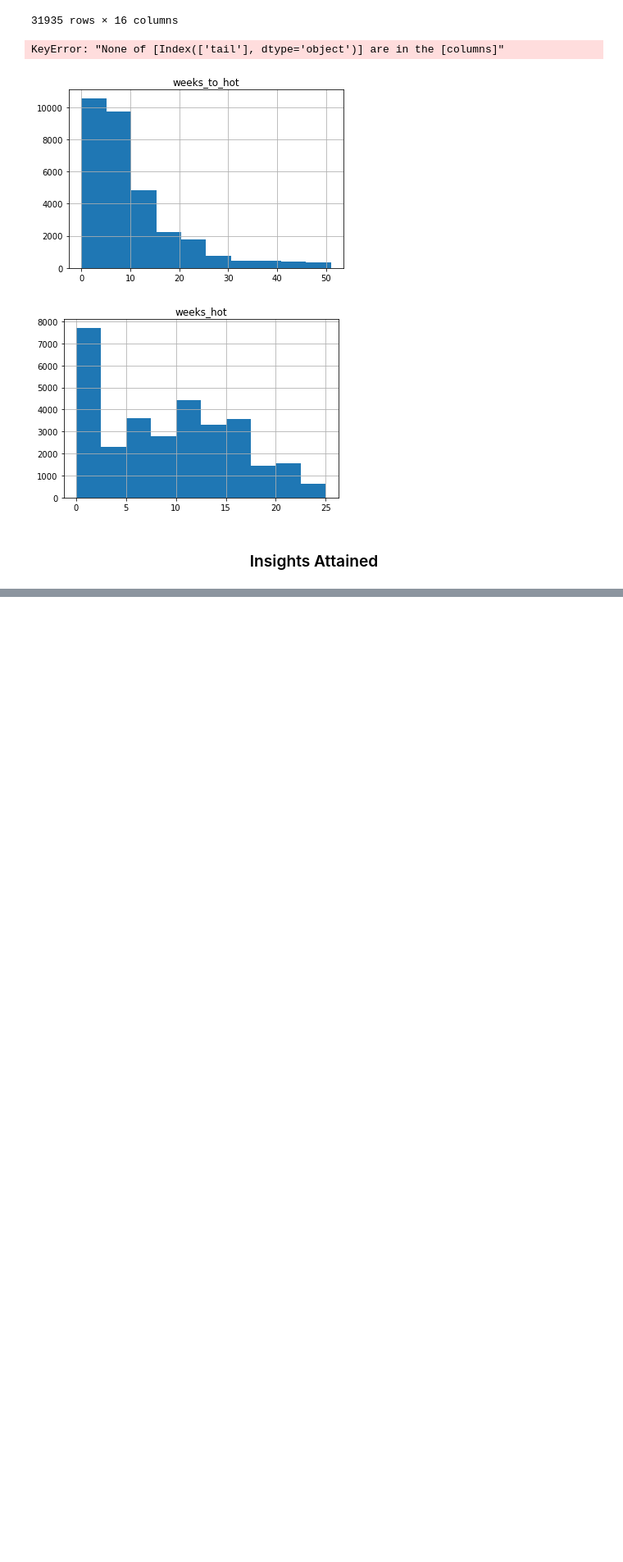
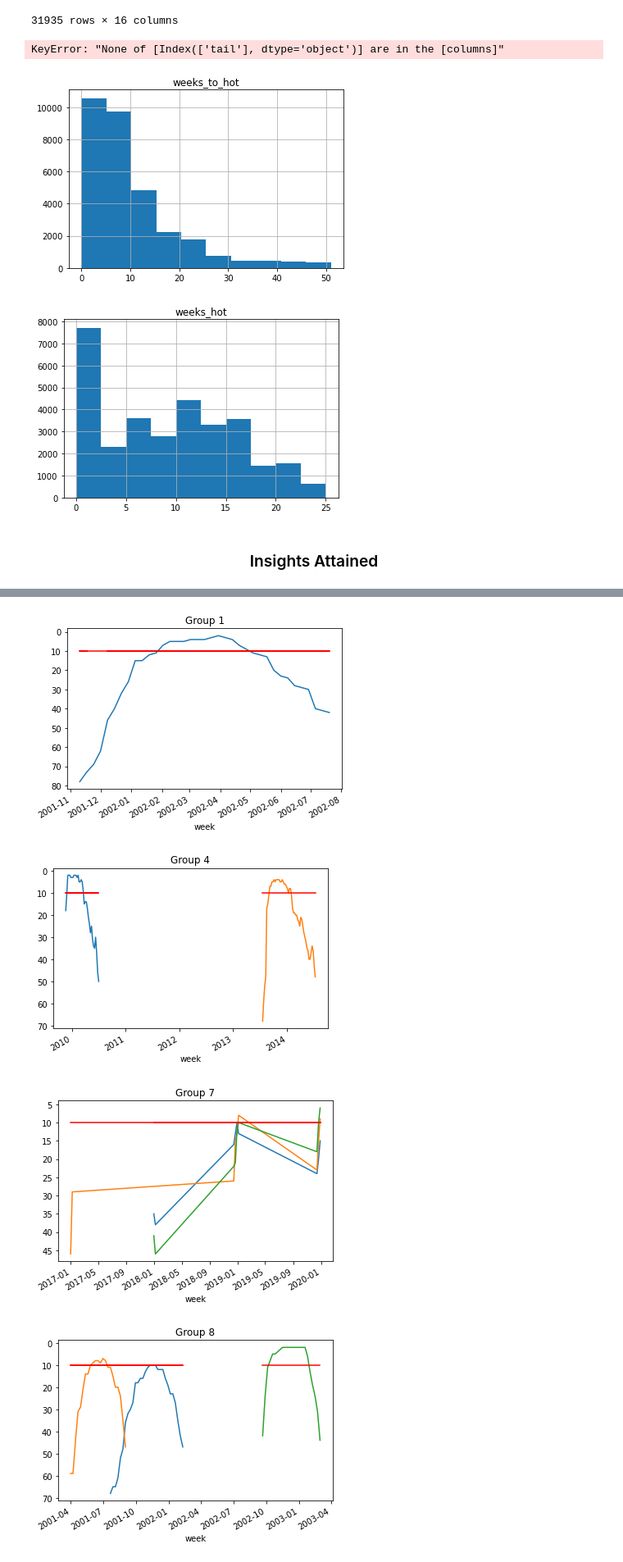
Before and after one commit to tvarano/hit-analyzer, a Jupyter notebook: main.ipynb, the cells around one changed output, grey strips where cells are left out. Shown: that part at 82% size. Saved outputs shown, nothing was run; the diff lists cells and outputs as text; code cells hidden in the pictures; blank space fills up the shorter version.

```diff
--- a/main.ipynb
+++ b/main.ipynb
@@ -238,0 +317,21 @@ plt.hist(all_predictions)
+# %%
+frames = {}
+poop = [8,1,4,7]
+for c in sorted(poop):
+    temp = train[train.group == c].songid.values
+
+    ax = plt.gca()
+    for s in temp:
+    # for s in df.song.unique():
+        df2[df2.songid == s].plot(x='week', y='week_position', ax = ax)
+        horiz_line_data = np.array([10 for i in range(len(df2[df2.songid == s]))])
+        plt.plot(df2[df2.songid == s].week, horiz_line_data, 'r')
+    plt.gca().invert_yaxis()
+    ax.get_legend().remove()
+    plt.title("Group " + str(c))
+    plt.show()
+# %% [output]
+[figure, added]
+[figure, added]
+[figure, added]
+[figure, added]
```
Also changed, not shown: parts of 10 cells of this notebook.
